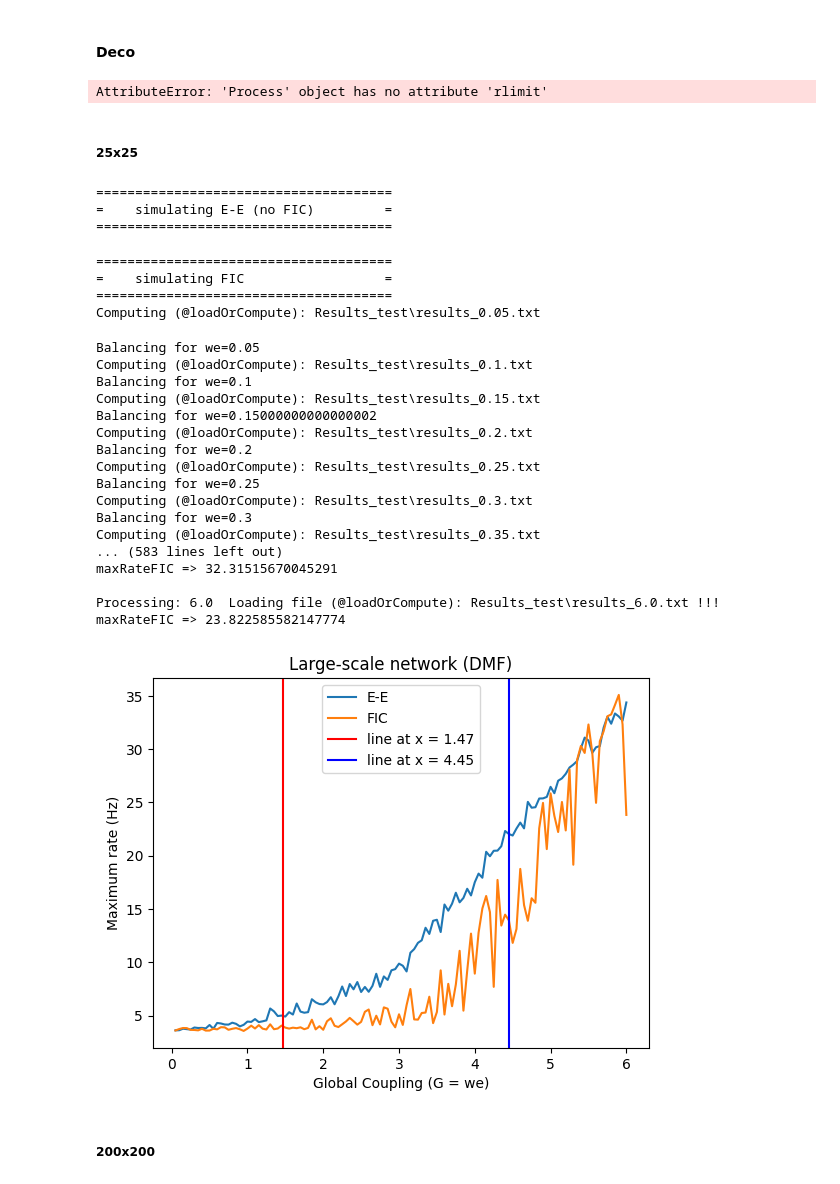
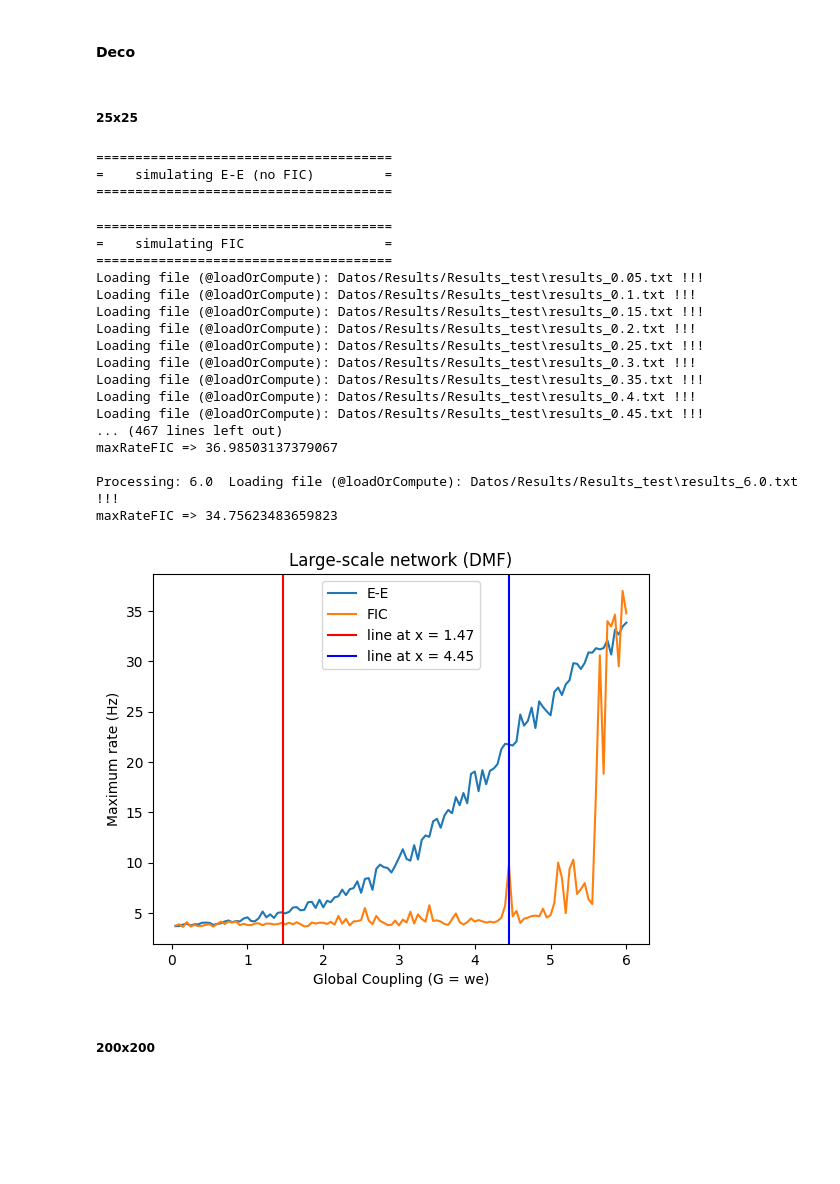
Before and after one commit to FaragoFa/Neuronas, a Jupyter notebook: Proyecto.ipynb, the cells around one changed output. Drawn from its saved outputs; the diff is of its cells as text; code cells hidden in the pictures; blank space fills up the shorter version.

```diff
--- a/Proyecto.ipynb
+++ b/Proyecto.ipynb
@@ -264,42 +251,36 @@ plt.show()
 
 folder_path = 'Datos/Results/Results_test2'
 
-fig_Deco_optim.plotMaxFrecForAllWe(matriz_conectividad_promedio, fileName=os.path.join(folder_path, 'results_{}.txt'), num_processes= 8)
+fig_Deco.plotMaxFrecForAllWe(matriz_conectividad_promedio, fileName=os.path.join(folder_path, 'results_{}.txt'))
-# %% [output]
-AttributeError: 'Process' object has no attribute 'rlimit'
 # %% [markdown]
 ##### 25x25
 # %%
 # Carpeta destino
-folder_path = 'Datos/Results/Results_25x25'
+folder_path = 'Datos/Results/Results_test'
 
-fig_Deco_optim.plotMaxFrecForAllWe(matriz_conectividad_promedio, fileName=os.path.join(folder_path, 'results_{}.txt'), num_processes=6)
+fig_Deco.plotMaxFrecForAllWe(matriz_conectividad_promedio, fileName=os.path.join(folder_path, 'results_{}.txt'))
 # %% [output]
 ======================================
 =    simulating E-E (no FIC)         =
 ======================================
 ======================================
 =    simulating FIC                  =
 ======================================
-Computing (@loadOrCompute): Results_test\results_0.05.txt
+Loading file (@loadOrCompute): Datos/Results/Results_test\results_0.05.txt !!!
+Loading file (@loadOrCompute): Datos/Results/Results_test\results_0.1.txt !!!
+Loading file (@loadOrCompute): Datos/Results/Results_test\results_0.15.txt !!!
+Loading file (@loadOrCompute): Datos/Results/Results_test\results_0.2.txt !!!
+Loading file (@loadOrCompute): Datos/Results/Results_test\results_0.25.txt !!!
+Loading file (@loadOrCompute): Datos/Results/Results_test\results_0.3.txt !!!
+Loading file (@loadOrCompute): Datos/Results/Results_test\results_0.35.txt !!!
+Loading file (@loadOrCompute): Datos/Results/Results_test\results_0.4.txt !!!
+Loading file (@loadOrCompute): Datos/Results/Results_test\results_0.45.txt !!!
+... (467 lines left out)
+maxRateFIC => 36.98503137379067
+
+Processing: 6.0  Loading file (@loadOrCompute): Datos/Results/Results_test\results_6.0.txt !!!
+maxRateFIC => 34.75623483659823
-Balancing for we=0.05
-Computing (@loadOrCompute): Results_test\results_0.1.txt
-Balancing for we=0.1
-Computing (@loadOrCompute): Results_test\results_0.15.txt
-Balancing for we=0.15000000000000002
-Computing (@loadOrCompute): Results_test\results_0.2.txt
-Balancing for we=0.2
-Computing (@loadOrCompute): Results_test\results_0.25.txt
-Balancing for we=0.25
-Computing (@loadOrCompute): Results_test\results_0.3.txt
-Balancing for we=0.3
-Computing (@loadOrCompute): Results_test\results_0.35.txt
-... (583 lines left out)
-maxRateFIC => 32.31515670045291
-
-Processing: 6.0  Loading file (@loadOrCompute): Results_test\results_6.0.txt !!!
-maxRateFIC => 23.822585582147774
-[figure, old version]
+[figure, new version]
 # %% [markdown]
 ##### 200x200
 # %%
```
Also changed, not shown: parts of 10 cells of this notebook, 1 other file.
